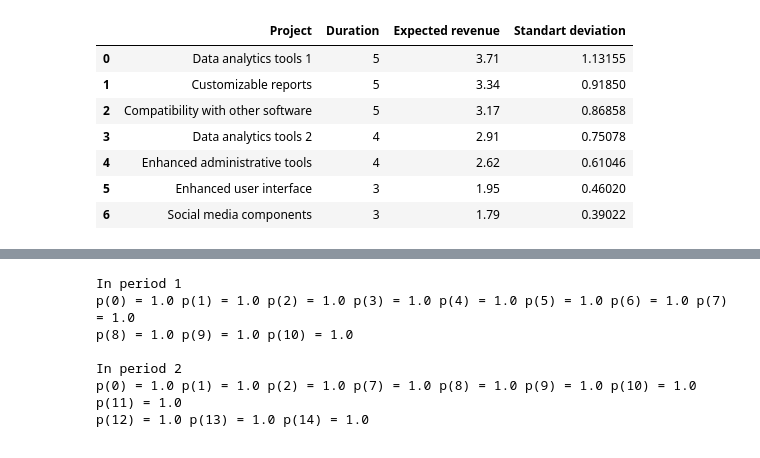
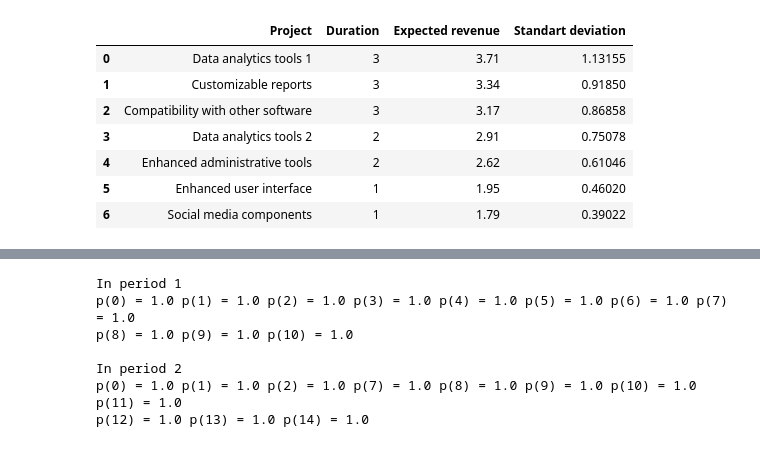
Before and after one commit to kankeinai/Stochastic-Portfolio-Selection, a Jupyter notebook: portfolio.ipynb, the cells around one changed output, grey strips where cells are left out. Cells and saved outputs as stored; diff of their text form; code cells hidden in the pictures.

```diff
--- a/portfolio.ipynb
+++ b/portfolio.ipynb
@@ -6,15 +6,16 @@ import matplotlib.pyplot as plt
 # %%
 initial_projects = pd.read_csv("InnitialData.csv")
 
+initial_projects['Duration'] = initial_projects['Duration'] -2
 initial_projects
 # %% [output]
 |  | Project | Duration | Expected revenue | Standart deviation |
-| 0 | Data analytics tools 1 | 5 | 3.71 | 1.13155 |
-| 1 | Customizable reports | 5 | 3.34 | 0.91850 |
-| 2 | Compatibility with other software | 5 | 3.17 | 0.86858 |
-| 3 | Data analytics tools 2 | 4 | 2.91 | 0.75078 |
-| 4 | Enhanced administrative tools | 4 | 2.62 | 0.61046 |
-| 5 | Enhanced user interface | 3 | 1.95 | 0.46020 |
-| 6 | Social media components | 3 | 1.79 | 0.39022 |
+| 0 | Data analytics tools 1 | 3 | 3.71 | 1.13155 |
+| 1 | Customizable reports | 3 | 3.34 | 0.91850 |
+| 2 | Compatibility with other software | 3 | 3.17 | 0.86858 |
+| 3 | Data analytics tools 2 | 2 | 2.91 | 0.75078 |
+| 4 | Enhanced administrative tools | 2 | 2.62 | 0.61046 |
+| 5 | Enhanced user interface | 1 | 1.95 | 0.46020 |
+| 6 | Social media components | 1 | 1.79 | 0.39022 |
 # %%
 def generate_d():
```
Also changed, not shown: parts of 12 cells of this notebook.
